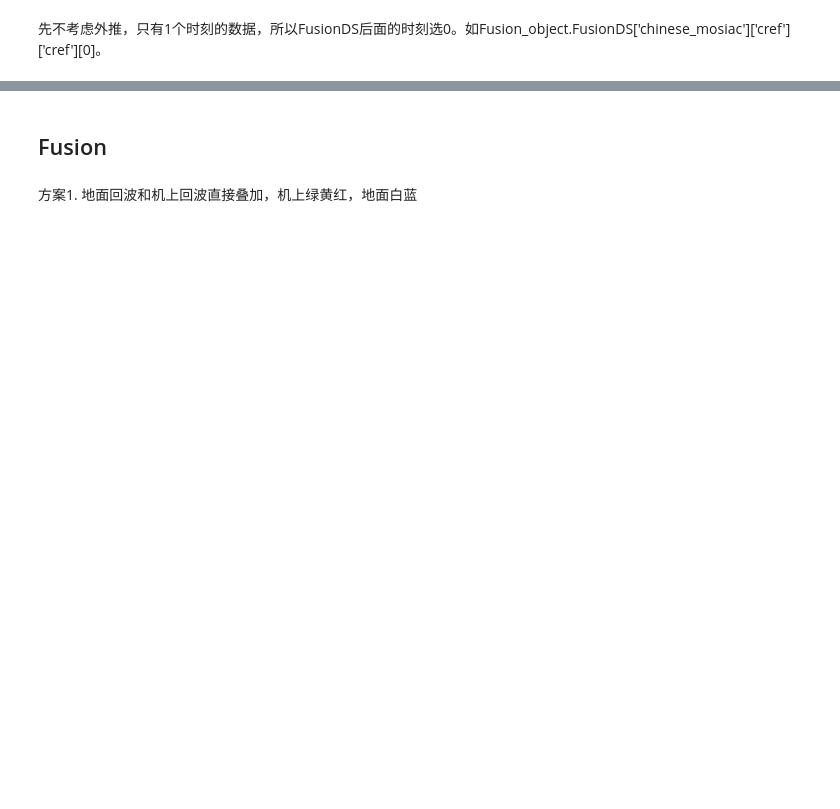
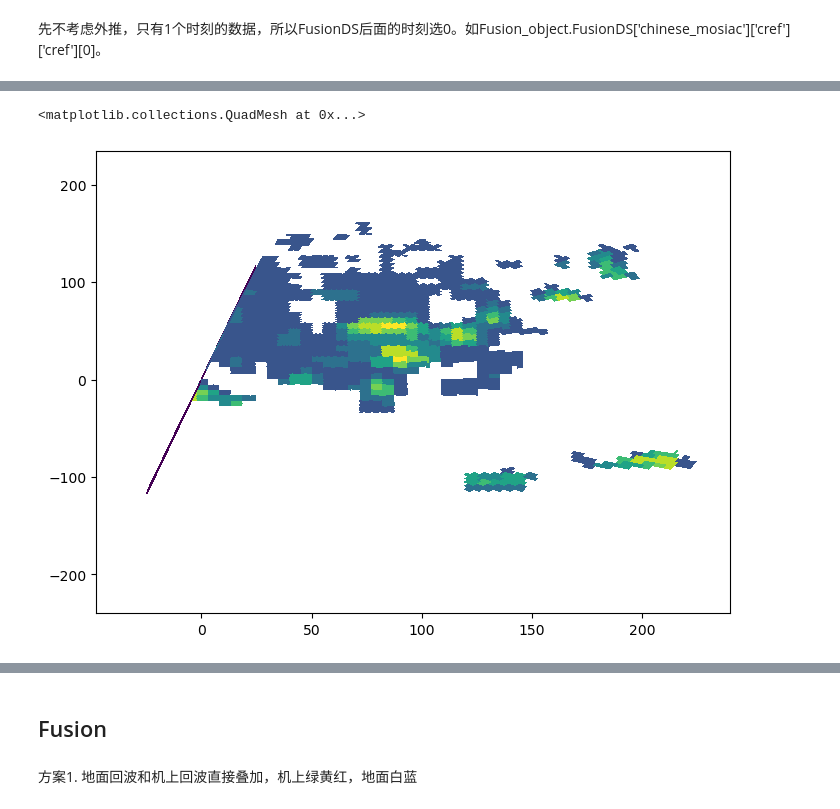
Before and after one commit to lovelyweather/MeteoDataFusion, a Jupyter notebook: test.ipynb, the cells around one changed output, grey strips where cells are left out. Drawn from its saved outputs; the diff is of its cells as text; code cells hidden in the pictures; blank space fills up the shorter version.

```diff
--- a/test.ipynb
+++ b/test.ipynb
@@ -226,8 +277,8 @@ X1, Y1 = interp.interpolation.rotate(radarX_FD, radarY_FD, ac_parameters['headin
 # %%
 fig = plt.figure(figsize=(18,6))
 
 ax = fig.add_subplot(1,2,1)
-ax.pcolormesh(X1 / 1000, Y1 / 1000, var_ac_cref)
-
-ax = fig.add_subplot(1,2,2)
-ax.pcolormesh(X1 / 1000, Y1 / 1000, var_ac_clm, cmap='Blues')
+ax.pcolormesh(radarX_FD / 1000, radarY_FD / 1000, var_ac_cref)
+# %% [output]
+<matplotlib.collections.QuadMesh at 0x...>
+[figure, added]
```
Also changed, not shown: parts of 29 cells of this notebook, 1 other file.
